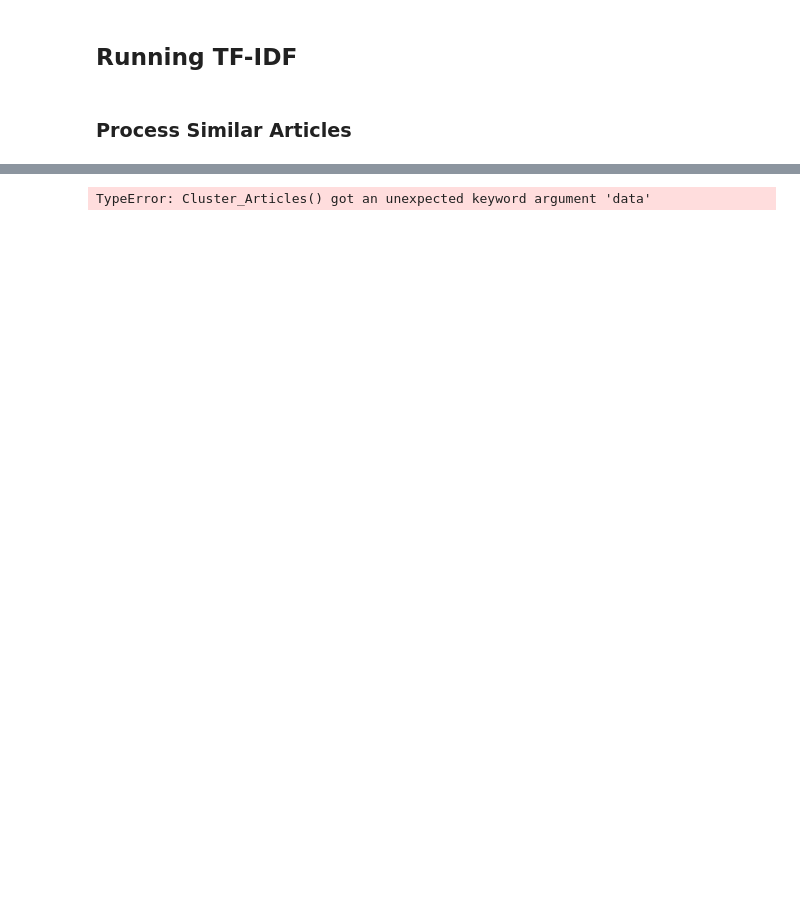
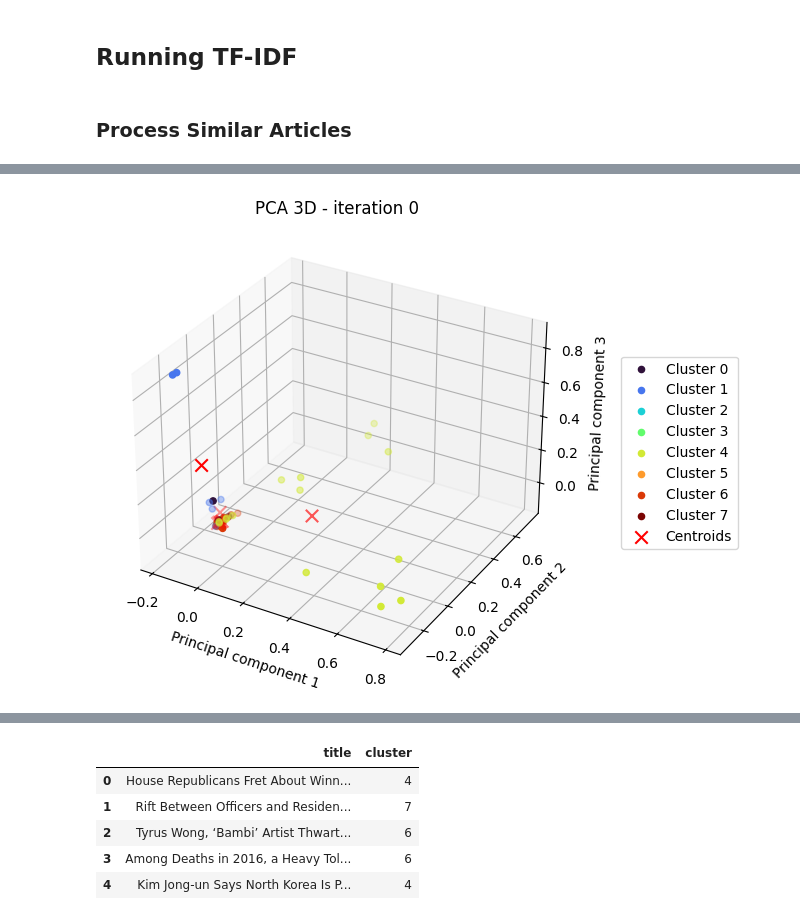
Before and after one commit to davidschep/NewsComparison, a Jupyter notebook: Jupyter_notebook_handin.ipynb, the cells around one changed output, grey strips where cells are left out. Saved outputs shown, nothing was run; the diff lists cells and outputs as text; code cells hidden in the pictures; blank space fills up the shorter version.

```diff
--- a/Jupyter_notebook_handin.ipynb
+++ b/Jupyter_notebook_handin.ipynb
@@ -605,12 +607,21 @@ def extract_documents(df):
 
     return tfidf_matrix
 
-def Cluster_Articles(k, tfidf_matrix):
-    tfidf_matrix = extract_documents(tfidf_matrix)
+def Cluster_Articles(k, data):
+    """Main cluster articles function
+
+    Args:
+        k (int): nr clusters
+        data (dataframe): PD dataframe with contents, etc.
+
+    Returns:
+        dataframe: df with ['clusters'] appended
+    """
+    tfidf_matrix = extract_documents(data)
     Kmeans = KMeansAlgorithm(tfidf_matrix, k) # Optimal number of clusters is determined from the results of the elbow method
     labels = Kmeans.fit()
-    tfidf_matrix['cluster'] = labels
-    return tfidf_matrix
+    data['cluster'] = labels
+    return data
 
 def elbow_method(data):
     # We will use elbow method to determine optimal number of clusters
@@ -686,19 +700,17 @@ First 20 entries in data (size 50):
 # %%
 nr_clusters = 8 # Number of clusters
 
 clustered_data = pd.DataFrame()
-
-test = data.copy()
-print(type(test))
 
 data = Cluster_Articles(k=int(nr_clusters), data=data.copy())
 
 if 'cluster' in data:
     # display dataframe header
     print("First 20 entries in data with clusters:")
-    data[['title', 'cluster']].head(5)
+    display(data[['title', 'cluster']].head(5))
 
     # Save clusters
     # clustered_path = text_area("Path", value="clustered_articles1.csv")
     # data.to_csv(os.path.join("data/", str(clustered_path)))
 # %% [output]
+[figure, added]
@@ -706 +719,6 @@ if 'cluster' in data:
-TypeError: Cluster_Articles() got an unexpected keyword argument 'data'
+|  | title | cluster |
+| 0 | House Republicans Fret About Winn... | 4 |
+| 1 | Rift Between Officers and Residen... | 7 |
+| 2 | Tyrus Wong, ‘Bambi’ Artist Thwart... | 6 |
+| 3 | Among Deaths in 2016, a Heavy Tol... | 6 |
+| 4 | Kim Jong-un Says North Korea Is P... | 4 |
```
Also changed, not shown: parts of 5 cells of this notebook.
